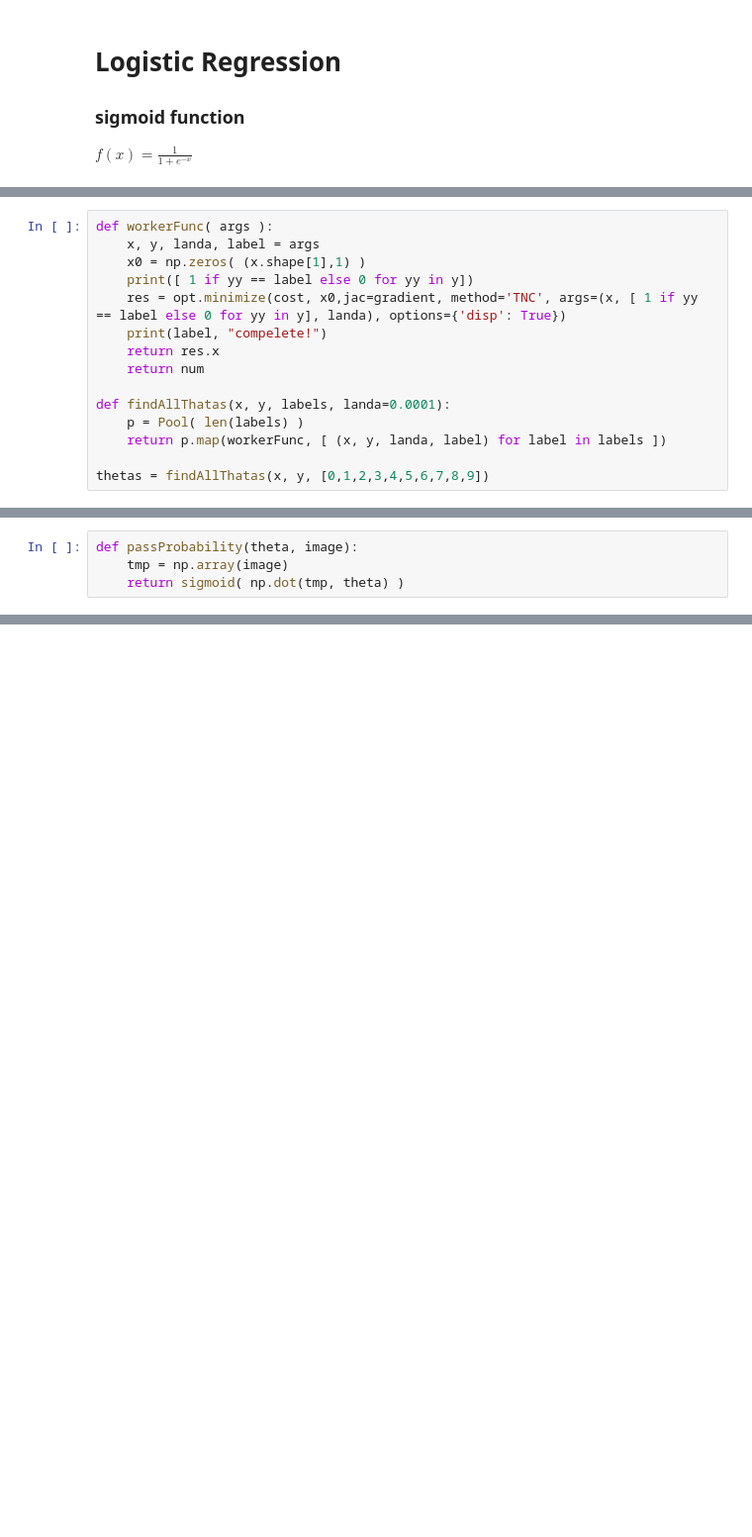
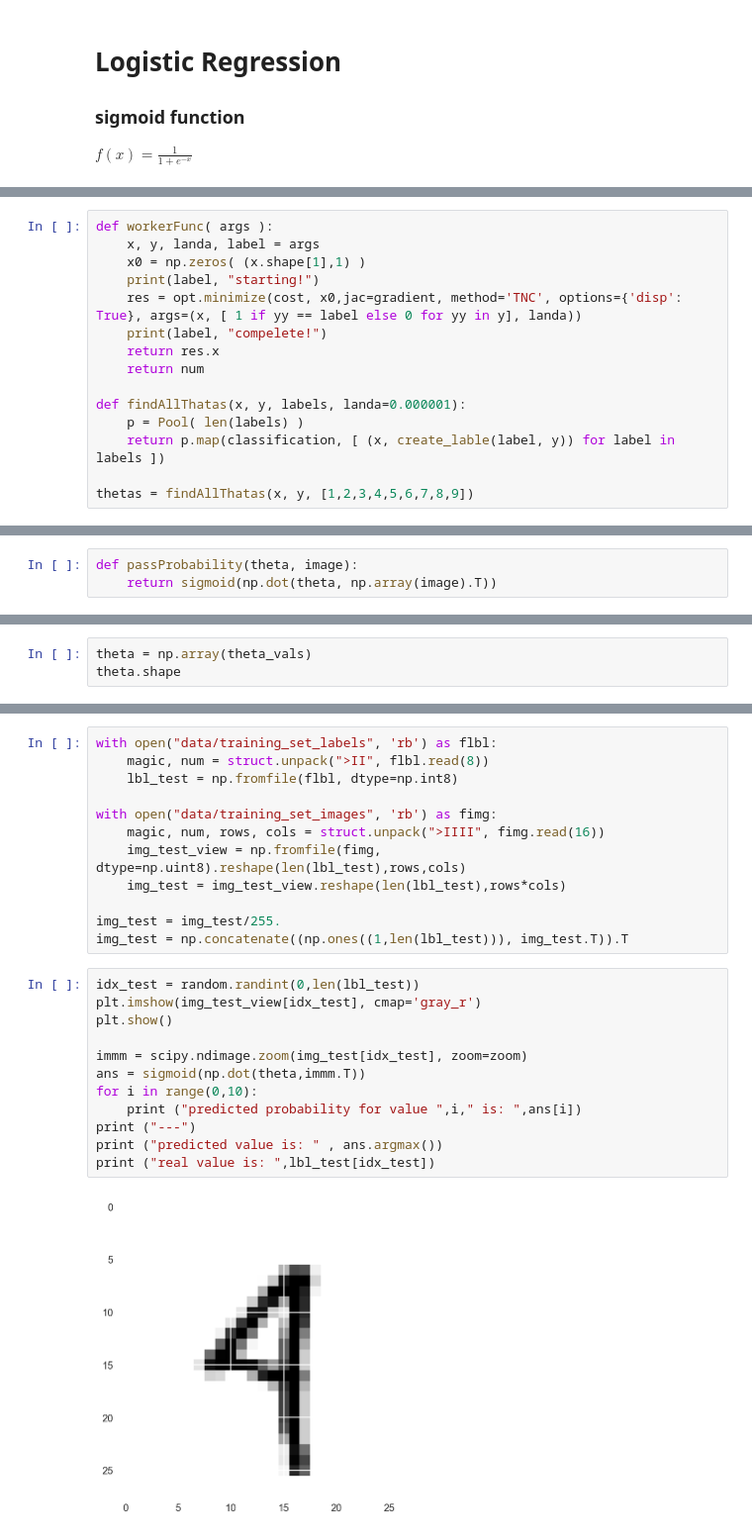
Before and after one commit to SadeghHayeri/Personal, a Jupyter notebook: Artificial Intelligence/CA3/Q4.ipynb, the cells around one changed output, grey strips where cells are left out. Shown at 99% size. Cells and saved outputs as stored; diff of their text form; blank space fills up the shorter version.

```diff
--- a/Artificial Intelligence/CA3/Q4.ipynb
+++ b/Artificial Intelligence/CA3/Q4.ipynb
@@ -150,15 +179,15 @@ def gradient(theta, X, y, learningRate):
 def workerFunc( args ):
     x, y, landa, label = args
     x0 = np.zeros( (x.shape[1],1) )
-    print([ 1 if yy == label else 0 for yy in y])
-    res = opt.minimize(cost, x0,jac=gradient, method='TNC', args=(x, [ 1 if yy == label else 0 for yy in y], landa), options={'disp': True})
+    print(label, "starting!")
+    res = opt.minimize(cost, x0,jac=gradient, method='TNC', options={'disp': True}, args=(x, [ 1 if yy == label else 0 for yy in y], landa))
     print(label, "compelete!")
     return res.x
     return num
 
-def findAllThatas(x, y, labels, landa=0.0001):
+def findAllThatas(x, y, labels, landa=0.000001):
     p = Pool( len(labels) )
-    return p.map(workerFunc, [ (x, y, landa, label) for label in labels ])
+    return p.map(classification, [ (x, create_lable(label, y)) for label in labels ])
 
-thetas = findAllThatas(x, y, [0,1,2,3,4,5,6,7,8,9])
+thetas = findAllThatas(x, y, [1,2,3,4,5,6,7,8,9])
 # %% [output]
@@ -185,7 +214,6 @@ thetas = findAllThatas(x, y, [0,1,2,3,4,5,6,7,8,9])
 # %%
 def passProbability(theta, image):
-    tmp = np.array(image)
-    return sigmoid( np.dot(tmp, theta) )
+    return sigmoid(np.dot(theta, np.array(image).T))
 # %%
 PP = 0
 for j in range(100):
@@ -205,0 +237,3 @@ print( PP )
+# %%
+theta = np.array(theta_vals)
+theta.shape
@@ -205,0 +242,26 @@ print( PP )
+# %%
+with open("data/training_set_labels", 'rb') as flbl:
+    magic, num = struct.unpack(">II", flbl.read(8))
+    lbl_test = np.fromfile(flbl, dtype=np.int8)
+
+with open("data/training_set_images", 'rb') as fimg:
+    magic, num, rows, cols = struct.unpack(">IIII", fimg.read(16))
+    img_test_view = np.fromfile(fimg, dtype=np.uint8).reshape(len(lbl_test),rows,cols)
+    img_test = img_test_view.reshape(len(lbl_test),rows*cols)
+
+img_test = img_test/255.
+img_test = np.concatenate((np.ones((1,len(lbl_test))), img_test.T)).T
+# %%
+idx_test = random.randint(0,len(lbl_test))
+plt.imshow(img_test_view[idx_test], cmap='gray_r')
+plt.show()
+
+immm = scipy.ndimage.zoom(img_test[idx_test], zoom=zoom)
+ans = sigmoid(np.dot(theta,immm.T))
+for i in range(0,10):
+    print ("predicted probability for value ",i," is: ",ans[i])
+print ("---")
+print ("predicted value is: " , ans.argmax())
+print ("real value is: ",lbl_test[idx_test])
+# %% [output]
+[figure, added]
```
Also changed, not shown: parts of 17 cells of this notebook, 9 other files.
